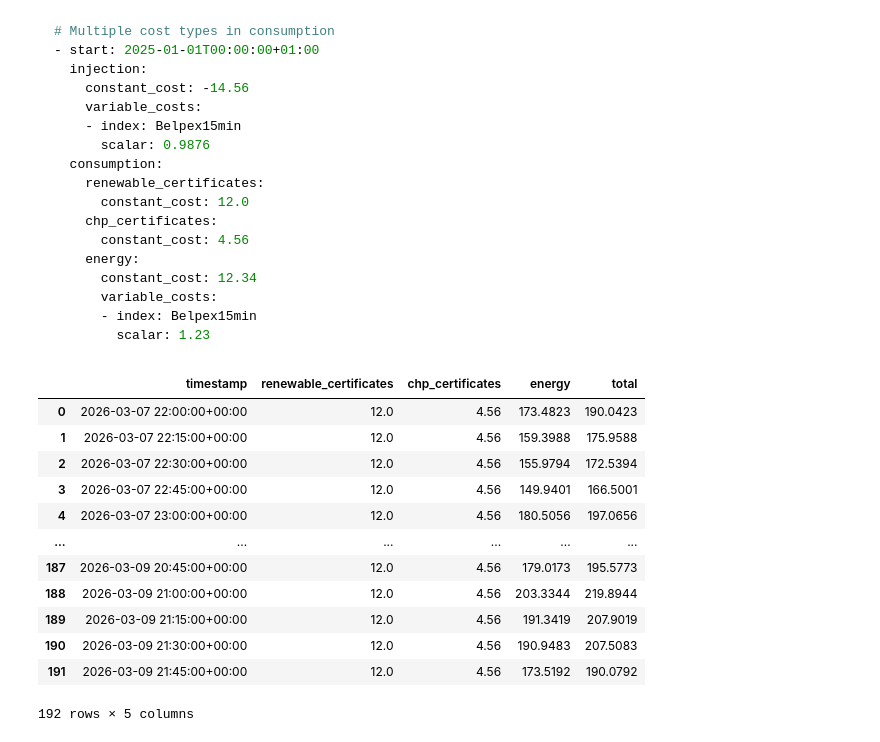
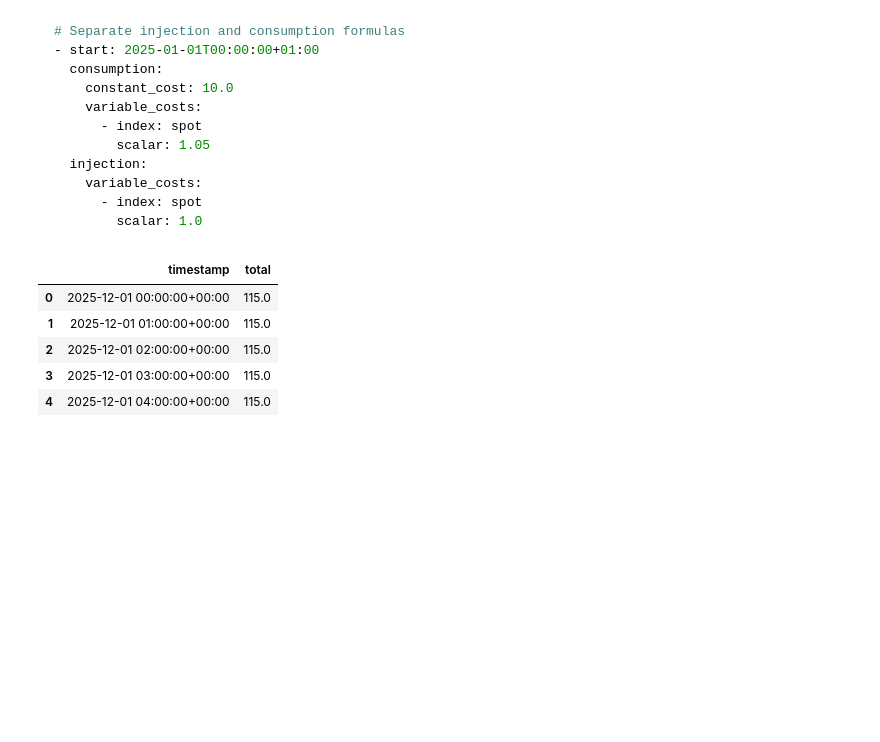
Before and after one commit to EnergieID/energy-cost, a Jupyter notebook: notebooks/tariff.ipynb, the cells around one changed output. Cells and saved outputs as stored; diff of their text form; code cells hidden in the pictures; blank space fills up the shorter version.

````diff
--- a/notebooks/tariff.ipynb
+++ b/notebooks/tariff.ipynb
@@ -9,7 +22,23 @@ Let's create an index for the day-ahead price using the `EntsoeDayAheadIndex`:
 # %%
-from os import environ
+import datetime as dt
 
-from energy_cost.index import EntsoeDayAheadIndex, Index
+import pandas as pd
+from helpers import display_yaml  # ty: ignore[unresolved-import]
 
-Index.register("Belpex15min", EntsoeDayAheadIndex(country_code="BE", api_key=environ["ENTSOE_API_KEY"]))
+from energy_cost.index import CSVIndex, Index
+from energy_cost.meter import CostGroup, Meter, TimeseriesFrame
+from energy_cost.tariff import Tariff
+
+# Spot price index — monthly CSV covering 2025-06 to 2026-03
+Index.register("spot", CSVIndex("../examples/indexes/foo.csv"))
+
+# Shared query window: December 2025
+start = dt.datetime(2025, 12, 1, tzinfo=dt.UTC)
+end   = dt.datetime(2026,  1, 1, tzinfo=dt.UTC)
+res   = dt.timedelta(hours=1)
+
+# Sample meter readings (15-min, 1 kW load and 0.4 kW solar)
+timestamps = pd.date_range(start, end, freq="15min", inclusive="left")
+consumption = Meter(power=TimeseriesFrame({"timestamp": timestamps, "value": 0.25}))
+injection   = Meter(power=TimeseriesFrame({"timestamp": timestamps, "value": 0.10}))
 # %% [markdown]
@@ -51,7 +73,3 @@ Once we have defined our tariff, we can use it to calculate the cost of energy c
 # %%
-import datetime as dt
-
-start = dt.datetime.fromisoformat("2026-03-08 00:00:00+02:00")
-end = dt.datetime.fromisoformat("2026-03-10 00:00:00+02:00")
-tariff.get_energy_cost(start, end)
+display_yaml("../examples/tariffs/dynamic.yml")
 # %% [output]
@@ -163,39 +120,28 @@ This allows `get_cost` to return one column per component, together with the com
 # %%
-display_yaml("../examples/tariffs/cost_types.yml")
+display_yaml("../examples/tariffs/injection.yml")
 # %% [output]
 ```yaml
-# Multiple cost types in consumption
+# Separate injection and consumption formulas
 - start: 2025-01-01T00:00:00+01:00
+  consumption:
+    constant_cost: 10.0
+    variable_costs:
+      - index: spot
+        scalar: 1.05
   injection:
-    constant_cost: -14.56
     variable_costs:
-    - index: Belpex15min
-      scalar: 0.9876
-  consumption:
-    renewable_certificates:
-      constant_cost: 12.0
-    chp_certificates:
-      constant_cost: 4.56
-    energy:
-      constant_cost: 12.34
-      variable_costs:
-      - index: Belpex15min
-        scalar: 1.23
+      - index: spot
+        scalar: 1.0
 ```
 # %%
-tariff = Tariff.from_yaml("../examples/tariffs/cost_types.yml")
-tariff.get_energy_cost(start, end)
+tariff = Tariff.from_yaml("../examples/tariffs/injection.yml")
+
+# Consumption price (default cost group)
+tariff.get_values(start, end, output_resolution=res).head()
 # %% [output]
-|  | timestamp | renewable_certificates | chp_certificates | energy | total |
-| 0 | 2026-03-07 22:00:00+00:00 | 12.0 | 4.56 | 173.4823 | 190.0423 |
-| 1 | 2026-03-07 22:15:00+00:00 | 12.0 | 4.56 | 159.3988 | 175.9588 |
-| 2 | 2026-03-07 22:30:00+00:00 | 12.0 | 4.56 | 155.9794 | 172.5394 |
-| 3 | 2026-03-07 22:45:00+00:00 | 12.0 | 4.56 | 149.9401 | 166.5001 |
-| 4 | 2026-03-07 23:00:00+00:00 | 12.0 | 4.56 | 180.5056 | 197.0656 |
-| ... | ... | ... | ... | ... | ... |
-| 187 | 2026-03-09 20:45:00+00:00 | 12.0 | 4.56 | 179.0173 | 195.5773 |
-| 188 | 2026-03-09 21:00:00+00:00 | 12.0 | 4.56 | 203.3344 | 219.8944 |
-| 189 | 2026-03-09 21:15:00+00:00 | 12.0 | 4.56 | 191.3419 | 207.9019 |
-| 190 | 2026-03-09 21:30:00+00:00 | 12.0 | 4.56 | 190.9483 | 207.5083 |
-| 191 | 2026-03-09 21:45:00+00:00 | 12.0 | 4.56 | 173.5192 | 190.0792 |
+|  | timestamp | total |
+| 0 | 2025-12-01 00:00:00+00:00 | 115.0 |
+| 1 | 2025-12-01 01:00:00+00:00 | 115.0 |
+| 2 | 2025-12-01 02:00:00+00:00 | 115.0 |
+| 3 | 2025-12-01 03:00:00+00:00 | 115.0 |
+| 4 | 2025-12-01 04:00:00+00:00 | 115.0 |
-192 rows × 5 columns
````
Also changed, not shown: parts of 37 cells of this notebook, 6 other files.
